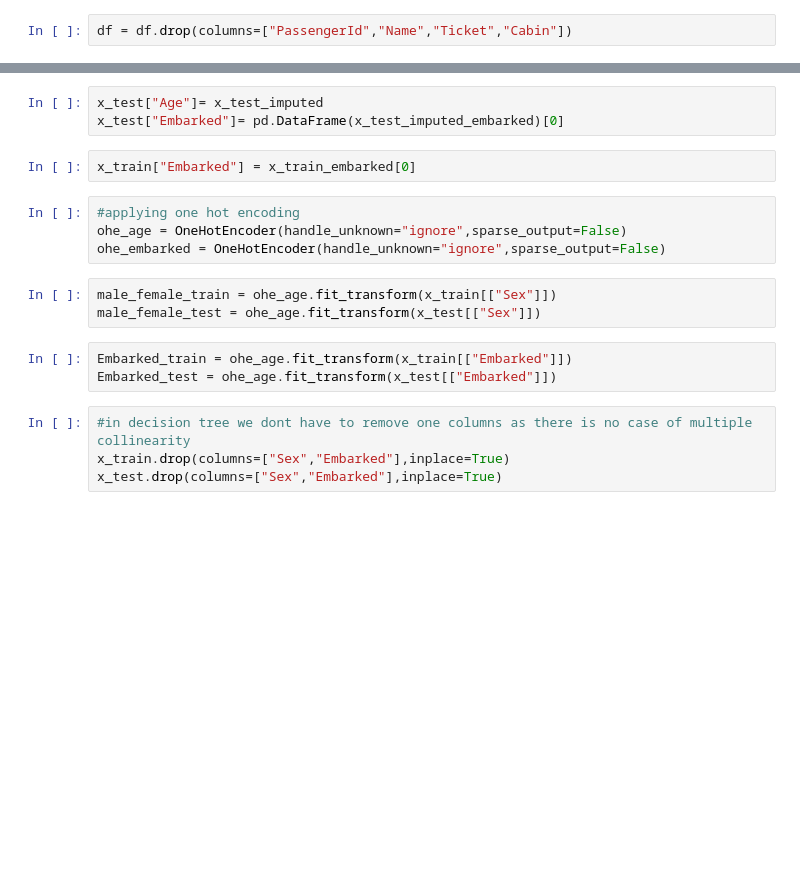
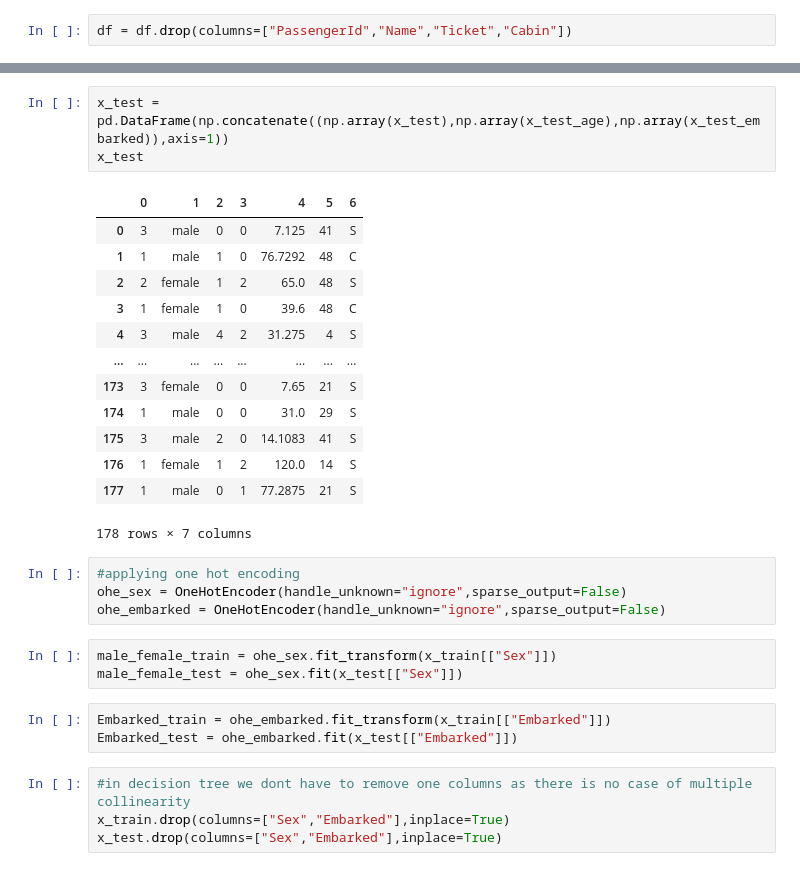
Before and after one commit to NikhilJuneja9/Machine_Learning_Pipeline, a Jupyter notebook: without_using_pipeline.ipynb, the cells around one changed output, grey strips where cells are left out. Drawn from its saved outputs; the diff is of its cells as text; blank space fills up the shorter version.

```diff
--- a/without_using_pipeline.ipynb
+++ b/without_using_pipeline.ipynb
@@ -77,18 +105,30 @@ x_train["Age"] = si_X_train_age_imputed
 # %%
-x_test["Age"]= x_test_imputed
-x_test["Embarked"]= pd.DataFrame(x_test_imputed_embarked)[0]
+x_test = pd.DataFrame(np.concatenate((np.array(x_test),np.array(x_test_age),np.array(x_test_embarked)),axis=1))
+x_test
+# %% [output]
+|  | 0 | 1 | 2 | 3 | 4 | 5 | 6 |
+| 0 | 3 | male | 0 | 0 | 7.125 | 41 | S |
+| 1 | 1 | male | 1 | 0 | 76.7292 | 48 | C |
+| 2 | 2 | female | 1 | 2 | 65.0 | 48 | S |
+| 3 | 1 | female | 1 | 0 | 39.6 | 48 | C |
+| 4 | 3 | male | 4 | 2 | 31.275 | 4 | S |
+| ... | ... | ... | ... | ... | ... | ... | ... |
+| 173 | 3 | female | 0 | 0 | 7.65 | 21 | S |
+| 174 | 1 | male | 0 | 0 | 31.0 | 29 | S |
+| 175 | 3 | male | 2 | 0 | 14.1083 | 41 | S |
+| 176 | 1 | female | 1 | 2 | 120.0 | 14 | S |
+| 177 | 1 | male | 0 | 1 | 77.2875 | 21 | S |
+178 rows × 7 columns
-# %%
-x_train["Embarked"] = x_train_embarked[0]
 # %%
 #applying one hot encoding
-ohe_age = OneHotEncoder(handle_unknown="ignore",sparse_output=False)
+ohe_sex = OneHotEncoder(handle_unknown="ignore",sparse_output=False)
 ohe_embarked = OneHotEncoder(handle_unknown="ignore",sparse_output=False)
 # %%
-male_female_train = ohe_age.fit_transform(x_train[["Sex"]])
-male_female_test = ohe_age.fit_transform(x_test[["Sex"]])
+male_female_train = ohe_sex.fit_transform(x_train[["Sex"]])
+male_female_test = ohe_sex.fit(x_test[["Sex"]])
 # %%
-Embarked_train = ohe_age.fit_transform(x_train[["Embarked"]])
-Embarked_test = ohe_age.fit_transform(x_test[["Embarked"]])
+Embarked_train = ohe_embarked.fit_transform(x_train[["Embarked"]])
+Embarked_test = ohe_embarked.fit(x_test[["Embarked"]])
 # %%
 #in decision tree we dont have to remove one columns as there is no case of multiple collinearity
 x_train.drop(columns=["Sex","Embarked"],inplace=True)
```
Also changed, not shown: parts of 11 cells of this notebook.
